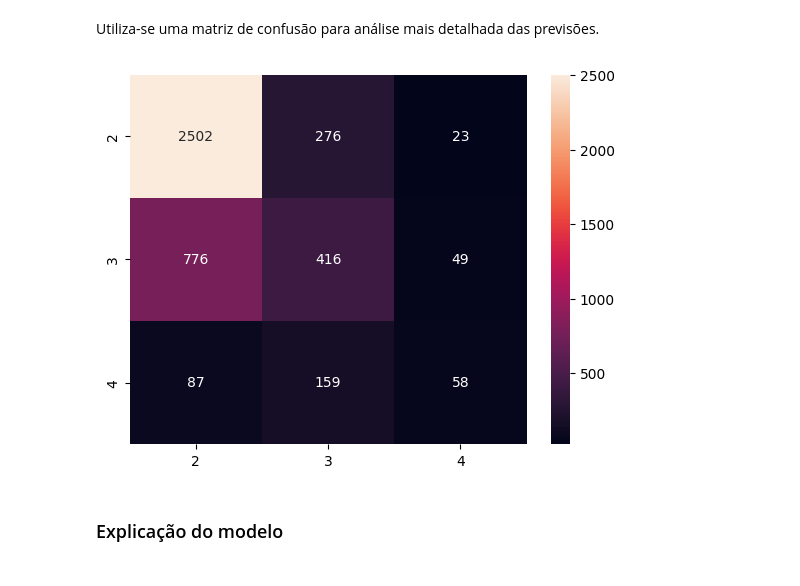
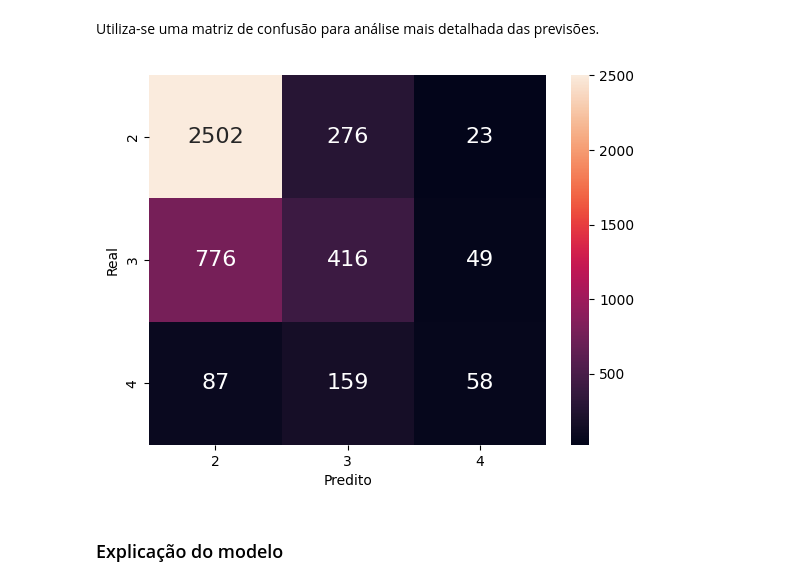
Before and after one commit to ComicDeath/Proton-Collision-Classifier, a Jupyter notebook: Proton-Collision-Classifier.ipynb, the cells around one changed output. Saved outputs shown, nothing was run; the diff lists cells and outputs as text; code cells hidden in the pictures.

```diff
--- a/Proton-Collision-Classifier.ipynb
+++ b/Proton-Collision-Classifier.ipynb
@@ -566,7 +560,7 @@ Utiliza-se uma matriz de confusão para análise mais detalhada das previsões.
 # %%
 matriz_conf = confusion_matrix(y_teste, y_pred, labels=ordem_labels)
 df_conf = pd.DataFrame(matriz_conf, ordem_labels, ordem_labels)
-eixo = sns.heatmap(df_conf, annot=True, annot_kws={"size": 16})
+eixo = sns.heatmap(df_conf, annot=True, annot_kws={"size": 16}, fmt="d")
 eixo.set(xlabel="Predito", ylabel="Real");
 # %% [output]
-[figure, old version]
+[figure, new version]
```
Also changed, not shown: parts of 8 cells of this notebook, 1 other file.
